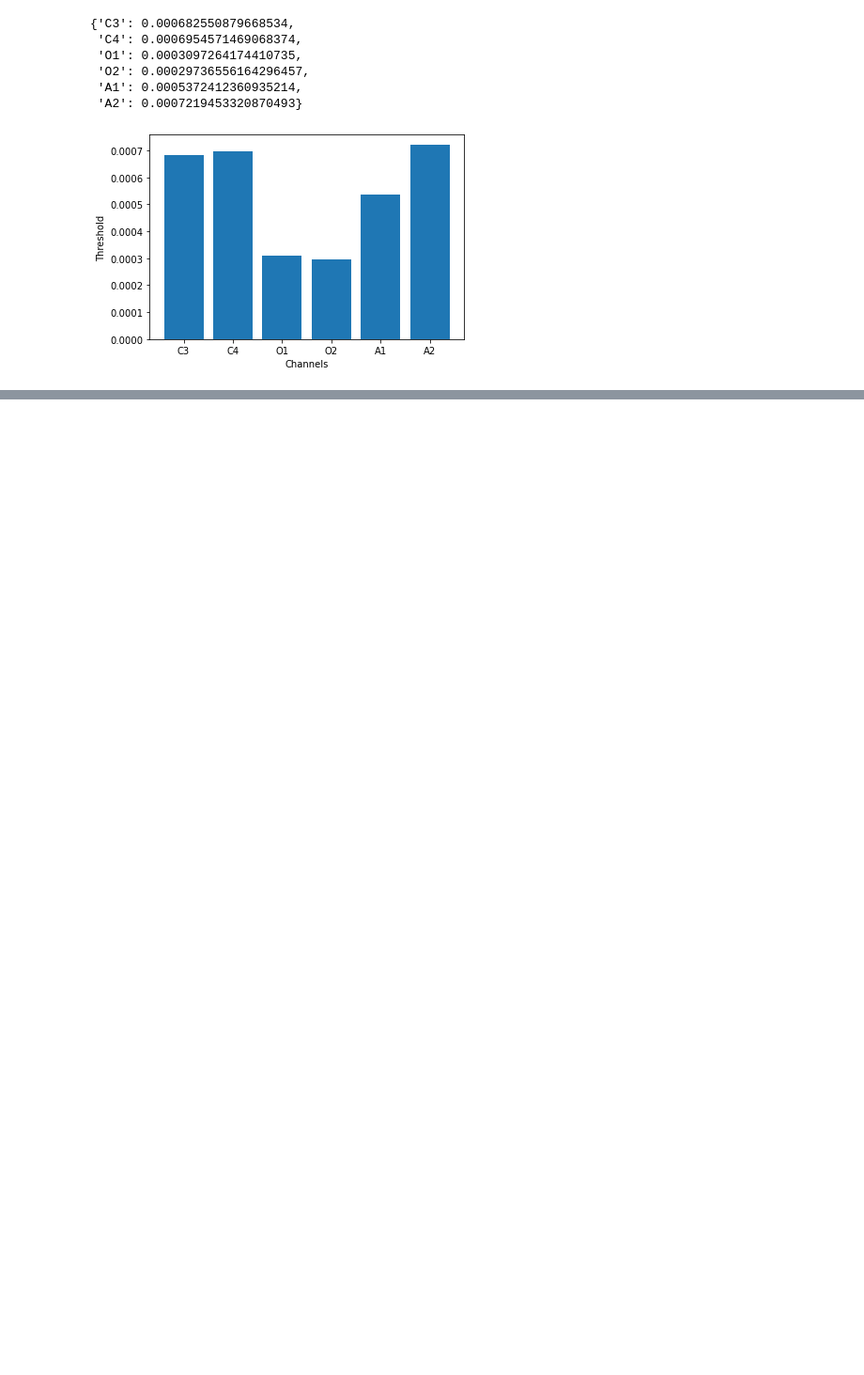
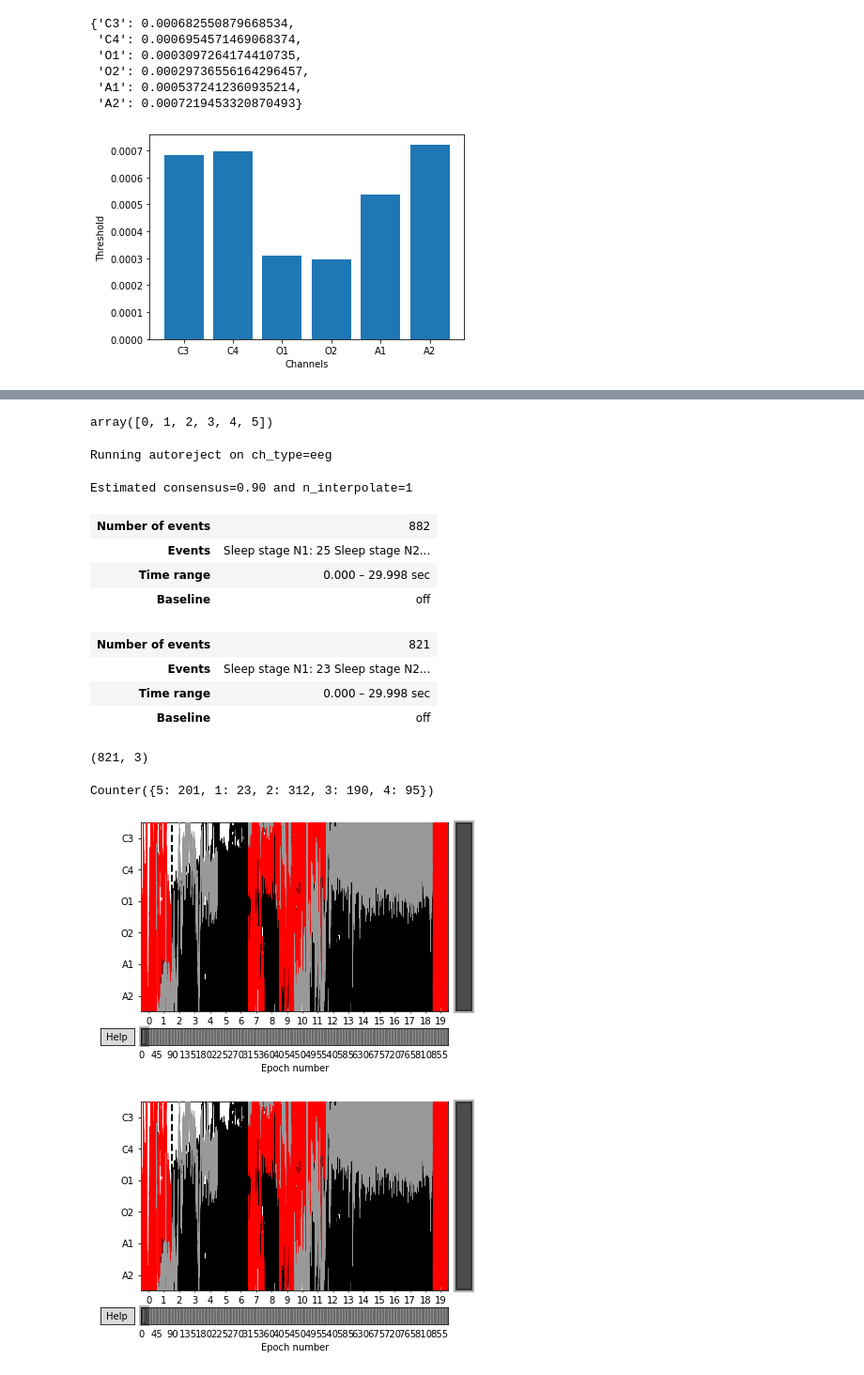
Before and after one commit to Jorgvt/SSD_IA3, a Jupyter notebook: Notebooks/autoreject_test.ipynb, the cells around one changed output, grey strips where cells are left out. Shown at 94% size. Drawn from its saved outputs; the diff is of its cells as text; code cells hidden in the pictures; blank space fills up the shorter version.

Commit message:
Using AutoReject API

```diff
--- a/Notebooks/autoreject_test.ipynb
+++ b/Notebooks/autoreject_test.ipynb
@@ -161,0 +152,29 @@ plt.show()
+# %%
+picks
+# %% [output]
+array([0, 1, 2, 3, 4, 5])
+# %%
+ar = AutoReject(picks=picks, random_state=42, n_jobs=-1, verbose='tqdm')
+# %%
+epochs_ar, reject_log = ar.fit_transform(dataset.epochs, return_log=True)
+# %% [output]
+Running autoreject on ch_type=eeg
+Estimated consensus=0.90 and n_interpolate=1
+# %%
+dataset.epochs
+# %% [output]
+| Number of events | 882 |
+| Events | Sleep stage N1: 25 Sleep stage N2... |
+| Time range | 0.000 – 29.998 sec |
+| Baseline | off |
+# %%
+epochs_ar
+# %% [output]
+| Number of events | 821 |
+| Events | Sleep stage N1: 23 Sleep stage N2... |
+| Time range | 0.000 – 29.998 sec |
+| Baseline | off |
+# %%
+epochs_ar.events.shape
+# %% [output]
+(821, 3)
@@ -161,0 +185,10 @@ plt.show()
+# %%
+from collections import Counter
+Counter(labels)
+# %% [output]
+Counter({5: 201, 1: 23, 2: 312, 3: 190, 4: 95})
+# %%
+reject_log.plot_epochs(dataset.epochs)
+# %% [output]
+[figure, added]
+[figure, added]
```
Also changed, not shown: parts of 7 cells of this notebook.
